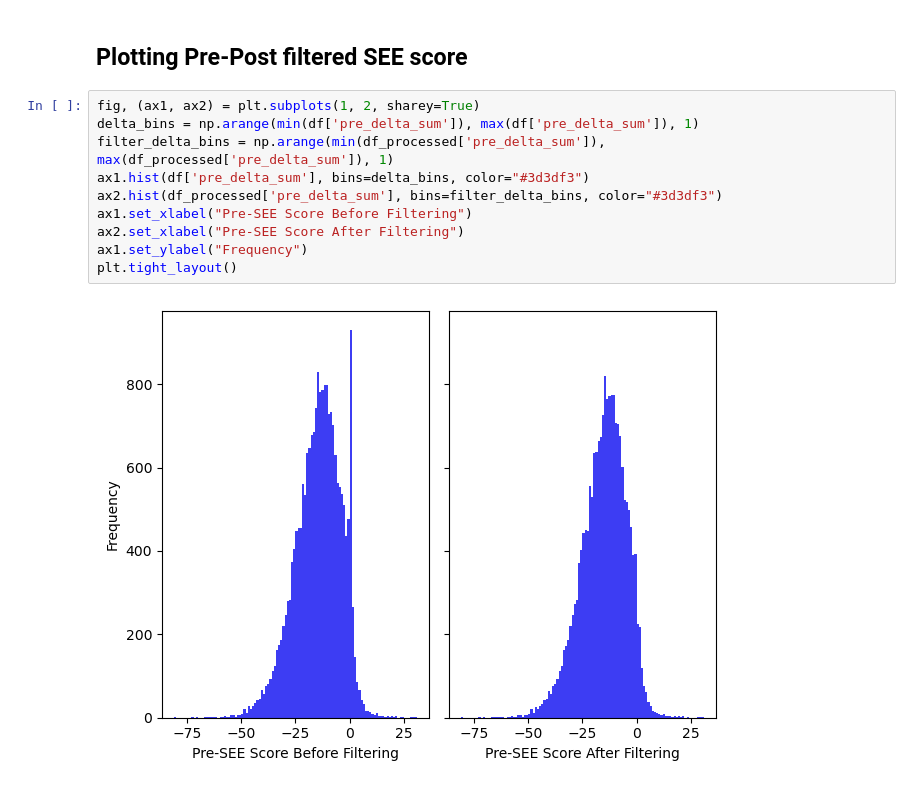
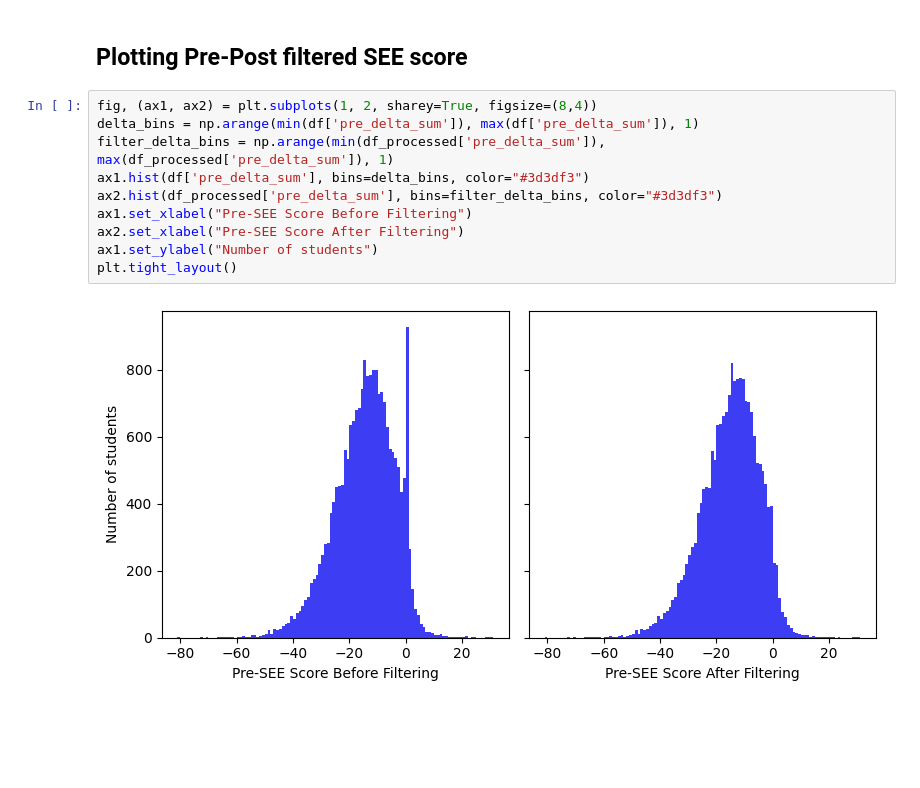
Before and after one commit to Taylor2718/SEE, a Jupyter notebook: SEE-Filtering.ipynb, the cells around one changed output. Cells and saved outputs as stored; diff of their text form; blank space fills up the shorter version.

Commit message:
Update to generate new plots for paper

```diff
--- a/SEE-Filtering.ipynb
+++ b/SEE-Filtering.ipynb
@@ -142,15 +152,15 @@ df_processed = df_processed[df_processed["DeltaValidity"] == 0]
 # %% [markdown]
 ## Plotting Pre-Post filtered SEE score
 # %%
-fig, (ax1, ax2) = plt.subplots(1, 2, sharey=True)
+fig, (ax1, ax2) = plt.subplots(1, 2, sharey=True, figsize=(8,4))
 delta_bins = np.arange(min(df['pre_delta_sum']), max(df['pre_delta_sum']), 1)
 filter_delta_bins = np.arange(min(df_processed['pre_delta_sum']), max(df_processed['pre_delta_sum']), 1)
 ax1.hist(df['pre_delta_sum'], bins=delta_bins, color="#3d3df3")
 ax2.hist(df_processed['pre_delta_sum'], bins=filter_delta_bins, color="#3d3df3")
 ax1.set_xlabel("Pre-SEE Score Before Filtering")
 ax2.set_xlabel("Pre-SEE Score After Filtering")
-ax1.set_ylabel("Frequency")
+ax1.set_ylabel("Number of students")
 plt.tight_layout()
 # %% [output]
-[figure, old version]
+[figure, new version]
 # %%
```
Also changed, not shown: parts of 14 cells of this notebook, 6 other files.
